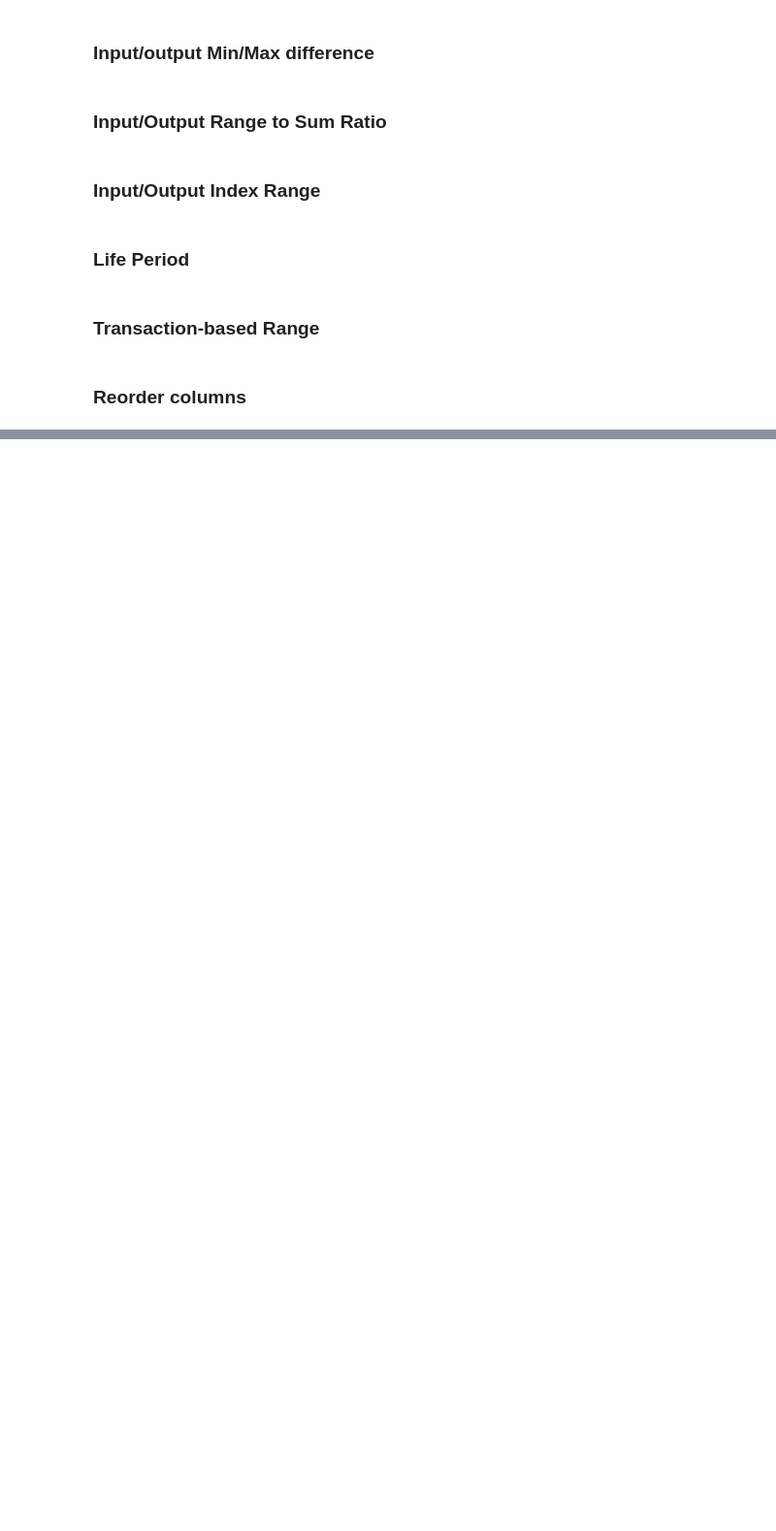
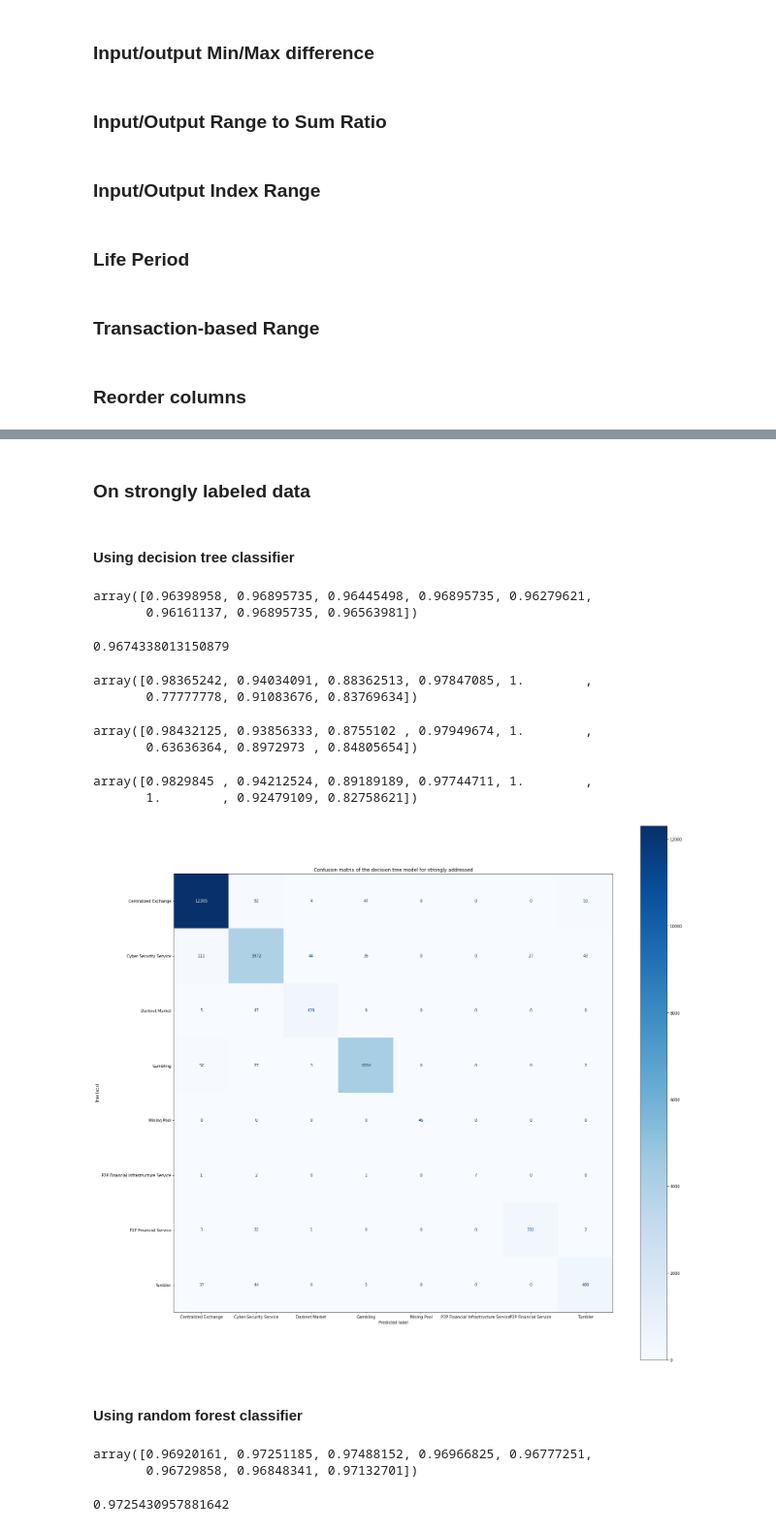
Before and after one commit to shayanhamidi2000/Address-classification-project, a Jupyter notebook: Data-Analysis.ipynb, the cells around one changed output, grey strips where cells are left out. Shown: that part at 97% size. Drawn from its saved outputs; the diff is of its cells as text; code cells hidden in the pictures; blank space fills up the shorter version.

```diff
--- a/Data-Analysis.ipynb
+++ b/Data-Analysis.ipynb
@@ -155,0 +303,4 @@ features
+# %% [markdown]
+### On strongly labeled data
+# %% [markdown]
+#### Using decision tree classifier
@@ -155,0 +309,54 @@ features
+# %%
+train_test_strong_features = train_test_data_strong.drop(['address', 'label'], axis=1)
+train_test_strong_labels = train_test_data_strong['label']
+# %%
+train_strong_features, test_strong_features, train_strong_labels, test_strong_labels = train_test_split(train_test_strong_features,
+            train_test_strong_labels, train_size=0.6, random_state=145, stratify=train_test_strong_labels)
+# %%
+clf_strong = DecisionTreeClassifier(random_state=None)
+cross_val_score(clf_strong, train_strong_features, train_strong_labels, cv=8)
+# %% [output]
+array([0.96398958, 0.96895735, 0.96445498, 0.96895735, 0.96279621,
+       0.96161137, 0.96895735, 0.96563981])
+# %%
+clf_strong.fit(train_strong_features, train_strong_labels)
+predicted_strong_labels = clf_strong.predict(test_strong_features)
+# %%
+accuracy_score(test_strong_labels, predicted_strong_labels)
+# %% [output]
+0.9674338013150879
+# %%
+f1_score(test_strong_labels, predicted_strong_labels, average=None)
+# %% [output]
+array([0.98365242, 0.94034091, 0.88362513, 0.97847085, 1.        ,
+       0.77777778, 0.91083676, 0.83769634])
+# %%
+recall_score(test_strong_labels, predicted_strong_labels, average=None)
+# %% [output]
+array([0.98432125, 0.93856333, 0.8755102 , 0.97949674, 1.        ,
+       0.63636364, 0.8972973 , 0.84805654])
+# %%
+precision_score(test_strong_labels, predicted_strong_labels, average=None)
+# %% [output]
+array([0.9829845 , 0.94212524, 0.89189189, 0.97744711, 1.        ,
+       1.        , 0.92479109, 0.82758621])
+# %%
+fig, ax = plt.subplots(figsize=(25,25))
+ax.set_title("Confusion matrix of the decision tree model for strongly addressed")
+disp = ConfusionMatrixDisplay.from_estimator(
+    clf_strong,
+    test_strong_features,
+    test_strong_labels,
+    cmap=plt.cm.Blues,
+    ax=ax
+)
+# %% [output]
+[figure, added]
+# %% [markdown]
+#### Using random forest classifier
+# %%
+dlf_strong = RandomForestClassifier(random_state=None)
+cross_val_score(dlf_strong, train_strong_features, train_strong_labels, cv=8)
+# %% [output]
+array([0.96920161, 0.97251185, 0.97488152, 0.96966825, 0.96777251,
+       0.96729858, 0.96848341, 0.97132701])
@@ -155,0 +366,4 @@ features
+# %%
+accuracy_score(test_strong_labels, predicted_labels_strong_forest)
+# %% [output]
+0.9725430957881642
```
Also changed, not shown: parts of 39 cells of this notebook, 4 other files.
